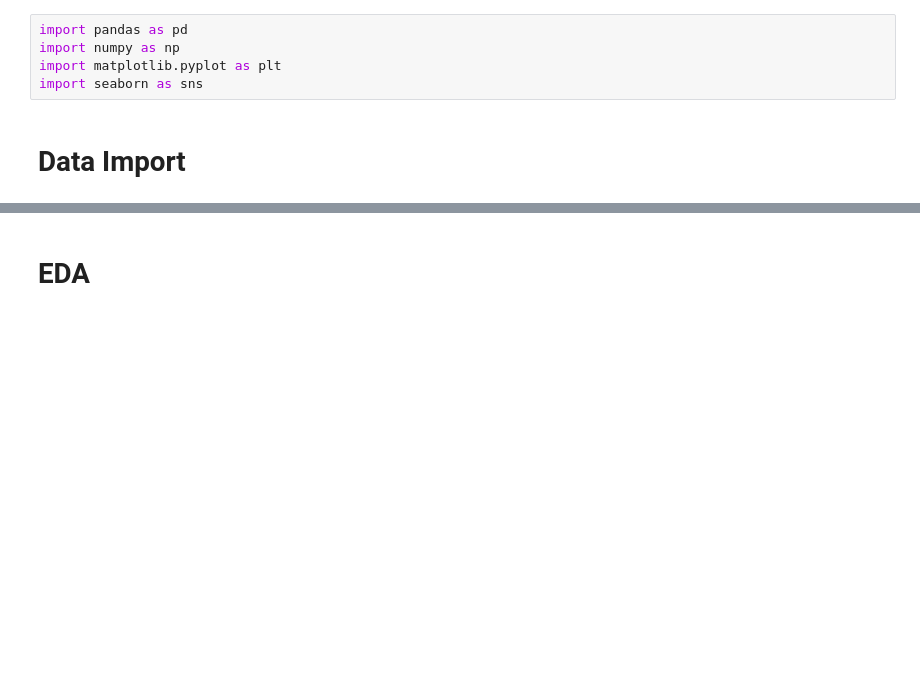
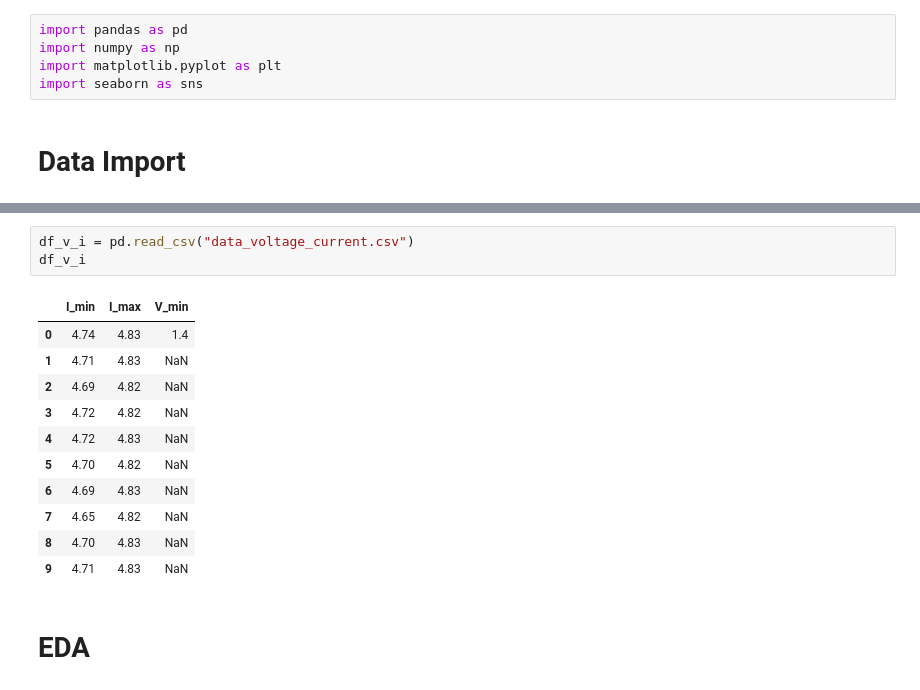
Before and after one commit to dcortesav/sensores-y-actuadores, a Jupyter notebook: lab_1/data_analysis.ipynb, the cells around one changed output, grey strips where cells are left out. Saved outputs shown, nothing was run; the diff lists cells and outputs as text; blank space fills up the shorter version.

```diff
--- a/lab_1/data_analysis.ipynb
+++ b/lab_1/data_analysis.ipynb
@@ -16,6 +16,21 @@ df.head()
 | 2 | 0 | 0 | 3 | 710 | 0.7142 |
 | 3 | 0 | 0 | 4 | 706 | 0.7109 |
 | 4 | 0 | 0 | 5 | 742 | 0.7399 |
+# %%
+df_v_i = pd.read_csv("data_voltage_current.csv")
+df_v_i
+# %% [output]
+|  | I_min | I_max | V_min |
+| 0 | 4.74 | 4.83 | 1.4 |
+| 1 | 4.71 | 4.83 | NaN |
+| 2 | 4.69 | 4.82 | NaN |
+| 3 | 4.72 | 4.82 | NaN |
+| 4 | 4.72 | 4.83 | NaN |
+| 5 | 4.70 | 4.82 | NaN |
+| 6 | 4.69 | 4.83 | NaN |
+| 7 | 4.65 | 4.82 | NaN |
+| 8 | 4.70 | 4.83 | NaN |
+| 9 | 4.71 | 4.83 | NaN |
 # %% [markdown]
 # EDA
 # %%
```
Also changed, not shown: parts of 13 cells of this notebook, 6 other files.
